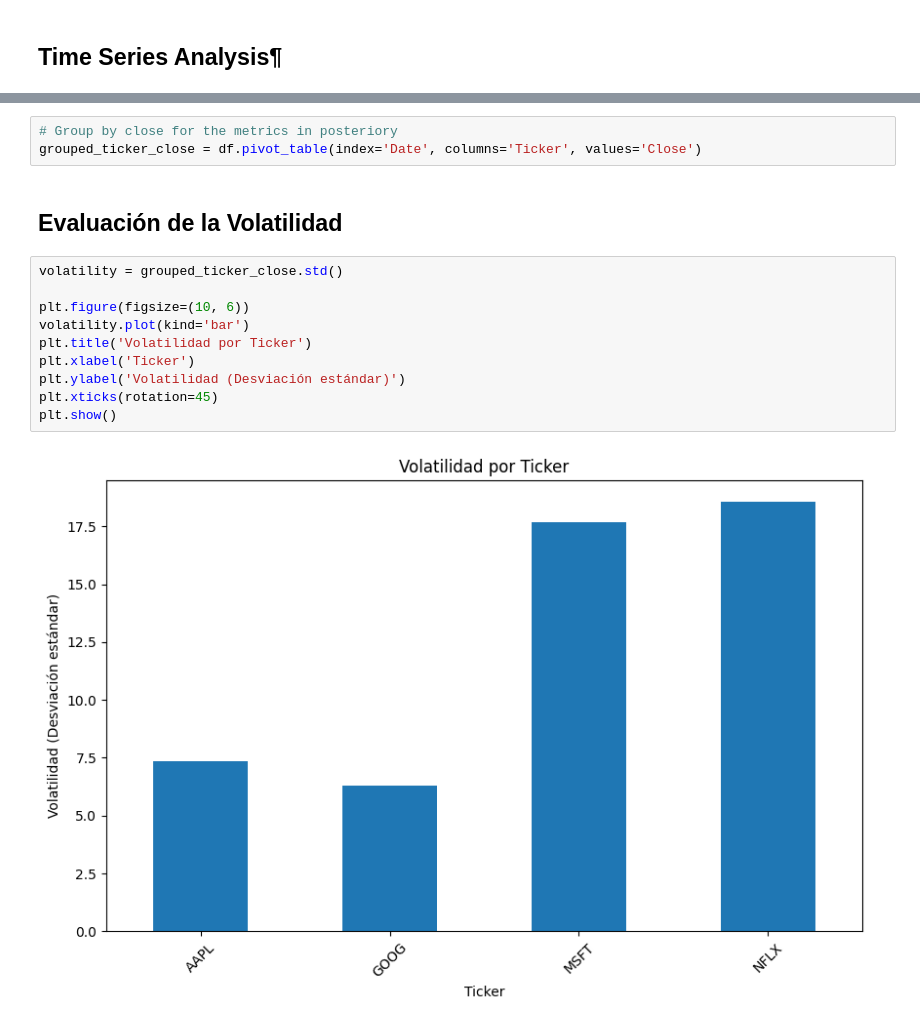
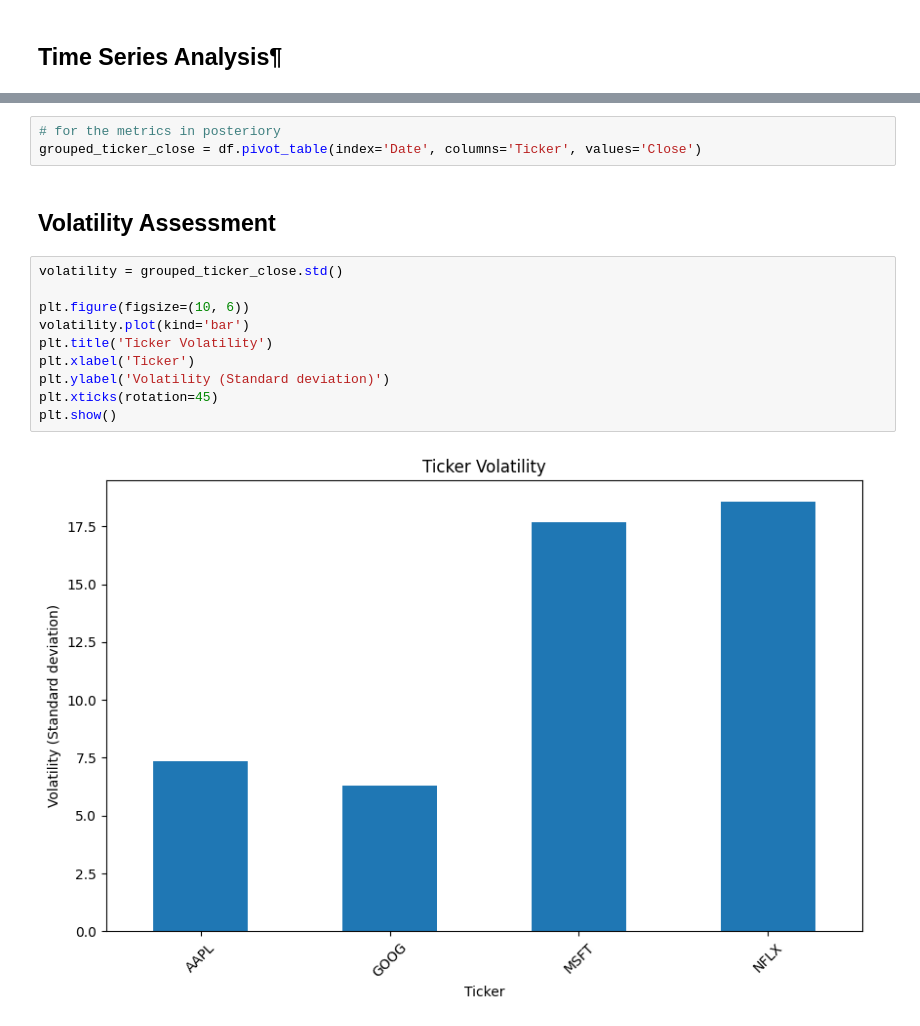
Before and after one commit to valec3/DATA-SCIENCE-PROJECTS, a Jupyter notebook: stock-market-analysis.ipynb, the cells around one changed output, grey strips where cells are left out. Cells and saved outputs as stored; diff of their text form.

```diff
--- a/stock-market-analysis.ipynb
+++ b/stock-market-analysis.ipynb
@@ -141,20 +142,20 @@ plt.show()
 # %%
-# Group by close for the metrics in posteriory
+# for the metrics in posteriory
 grouped_ticker_close = df.pivot_table(index='Date', columns='Ticker', values='Close')
-# %% [markdown]
-## Evaluación de la Volatilidad
+# %% [markdown]
+## Volatility Assessment
 # %%
 volatility = grouped_ticker_close.std()
 
 plt.figure(figsize=(10, 6))
 volatility.plot(kind='bar')
-plt.title('Volatilidad por Ticker')
+plt.title('Ticker Volatility')
 plt.xlabel('Ticker')
-plt.ylabel('Volatilidad (Desviación estándar)')
+plt.ylabel('Volatility (Standard deviation)')
 plt.xticks(rotation=45)
 plt.show()
 # %% [output]
-[figure, old version]
+[figure, new version]
 # %%
 correlation_matrix = grouped_ticker_close.corr()
 
```
Also changed, not shown: parts of 27 cells of this notebook.
